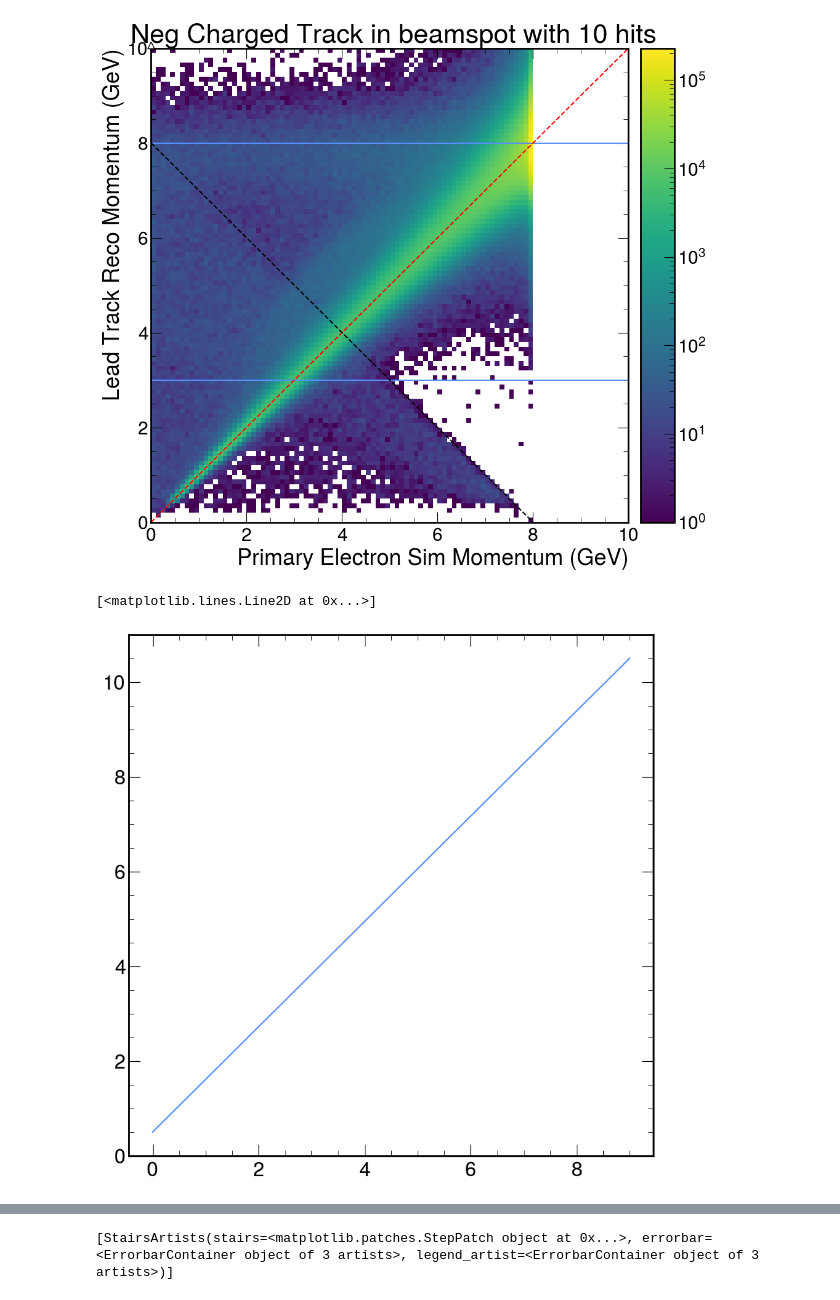
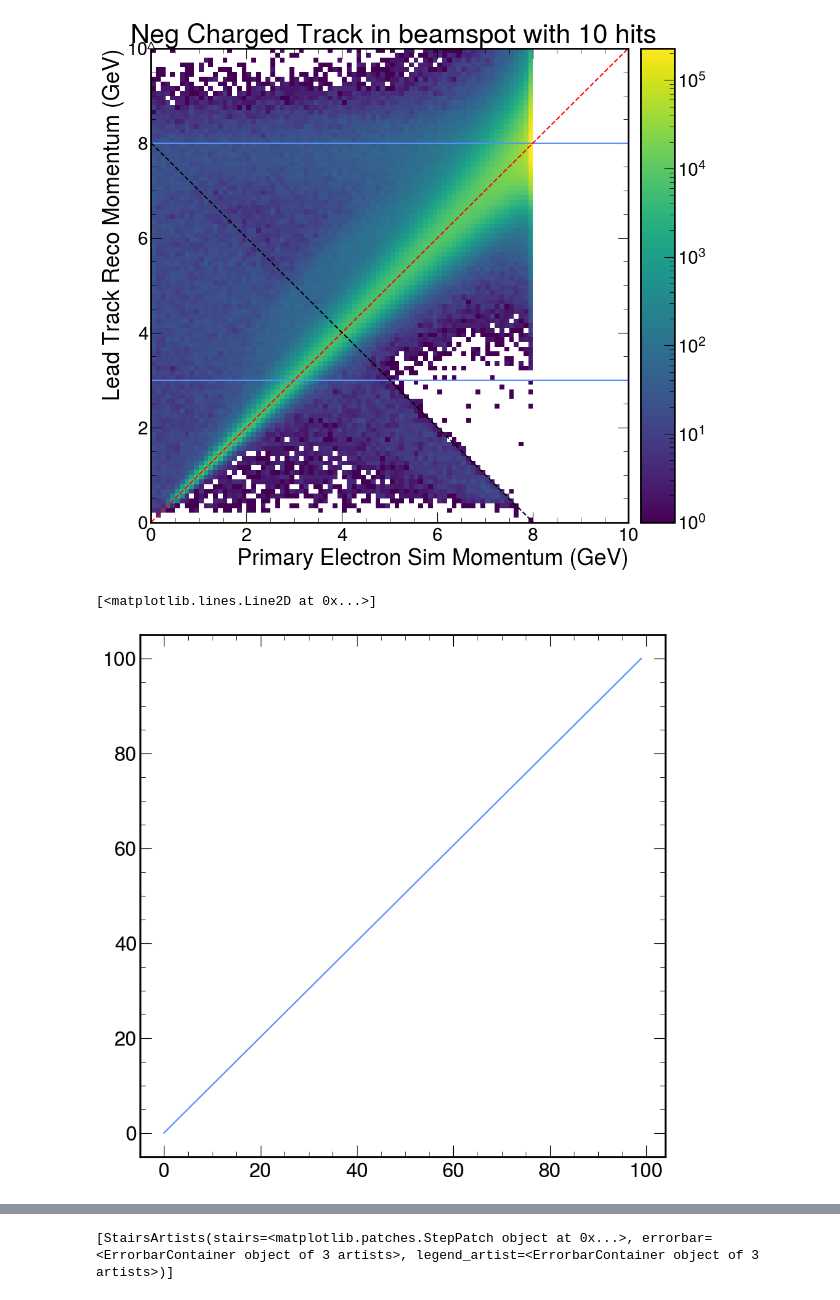
Before and after one commit to rodr1001/my_code, a Jupyter notebook: ldmx/EAT_Tracking/STREAMLINE-plot-eat-tracking-histograms.ipynb, the cells around one changed output, grey strips where cells are left out. Cells and saved outputs as stored; diff of their text form; code cells hidden in the pictures.

```diff
--- a/ldmx/EAT_Tracking/STREAMLINE-plot-eat-tracking-histograms.ipynb
+++ b/ldmx/EAT_Tracking/STREAMLINE-plot-eat-tracking-histograms.ipynb
@@ -282,12 +276,12 @@ plt.axline((8, 0), slope=-1,color="black", linestyle="--")
 <matplotlib.lines.AxLine at 0x...>
 [figure]
 # %%
-x = np.linspace(0, 10, 10)
-y = 1*x + 0.5
+x = np.linspace(0, 100, 100)
+y = x
 plt.plot(y)
 # %% [output]
 [<matplotlib.lines.Line2D at 0x...>]
-[figure, old version]
+[figure, new version]
 # %%
 h=f['leadtrk_reco_all_reqs_vs_Energy_Estimate_Beamspot'].to_hist()
 #h_rebin = h[{0:hist.rebin(),1:hist.rebin(5)}]
```
Also changed, not shown: parts of 9 cells of this notebook, 1 other file.
